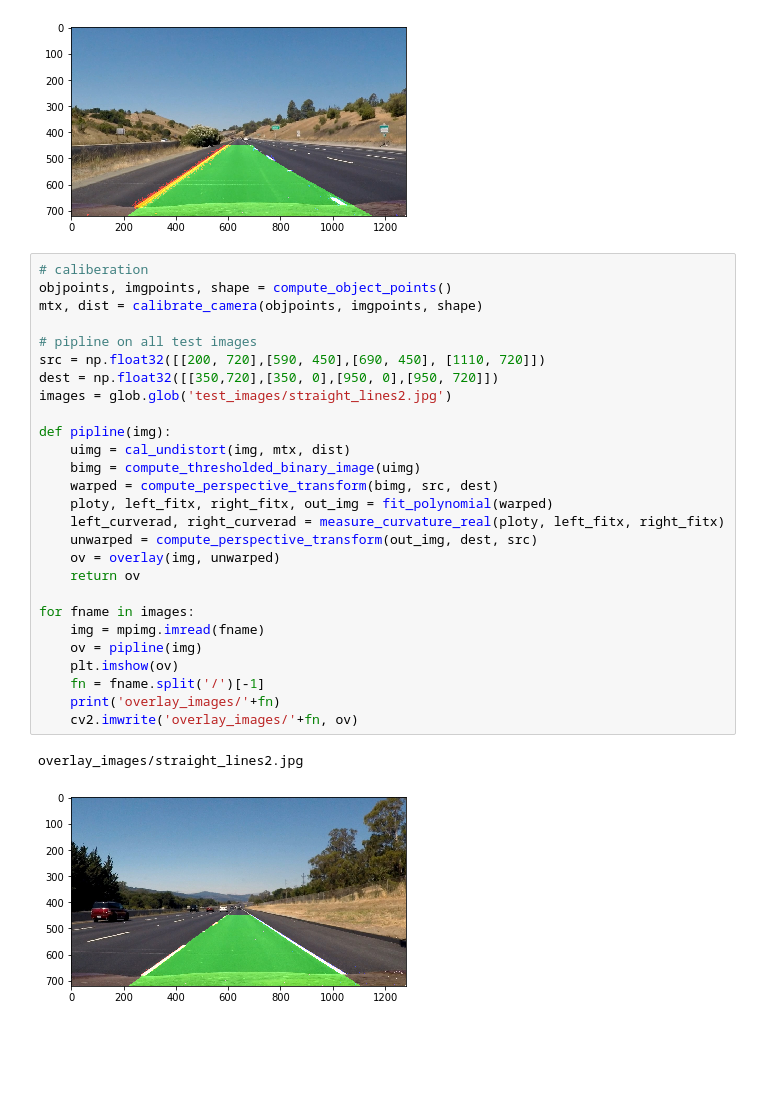
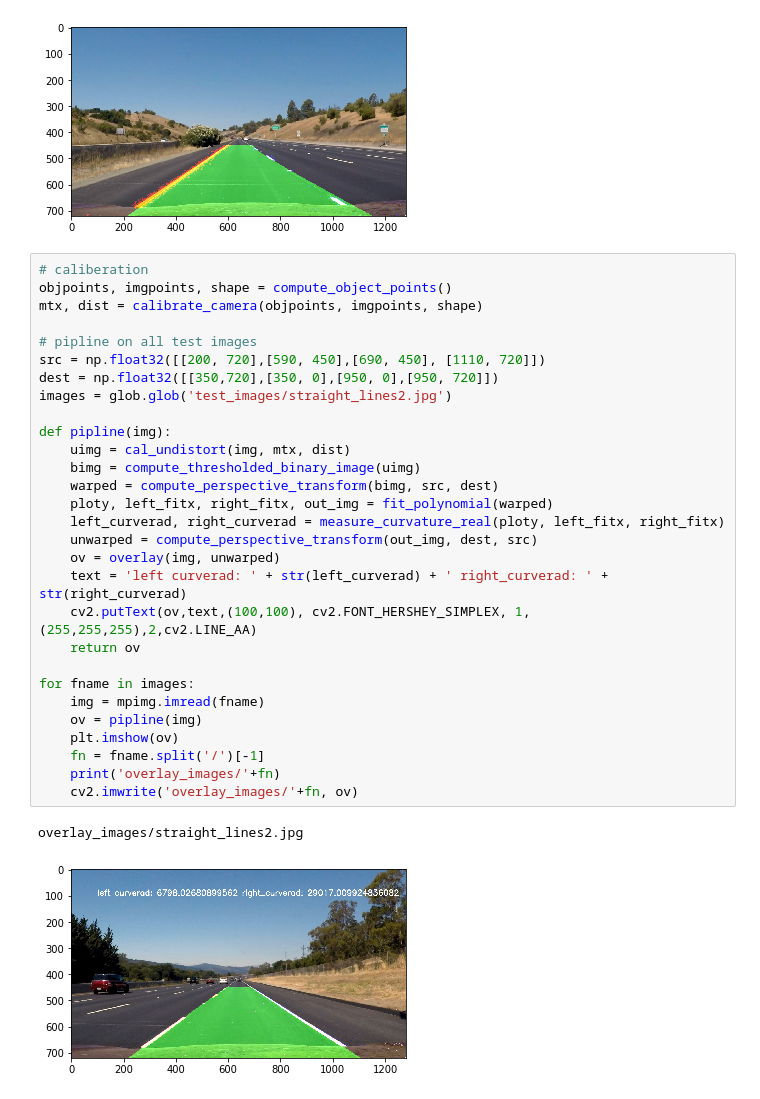
Before and after one commit to fanminshi/CarND-Advanced-Lane-Lines, a Jupyter notebook: example.ipynb, the cells around one changed output. Cells and saved outputs as stored; diff of their text form; blank space fills up the shorter version.

```diff
--- a/example.ipynb
+++ b/example.ipynb
@@ -320,33 +320,35 @@ plt.imshow(ov)
 # %%
 # caliberation
 objpoints, imgpoints, shape = compute_object_points()
 mtx, dist = calibrate_camera(objpoints, imgpoints, shape)
 
 # pipline on all test images
 src = np.float32([[200, 720],[590, 450],[690, 450], [1110, 720]])
 dest = np.float32([[350,720],[350, 0],[950, 0],[950, 720]])
 images = glob.glob('test_images/straight_lines2.jpg')
 
 def pipline(img):
     uimg = cal_undistort(img, mtx, dist)
     bimg = compute_thresholded_binary_image(uimg)
     warped = compute_perspective_transform(bimg, src, dest)
     ploty, left_fitx, right_fitx, out_img = fit_polynomial(warped)
     left_curverad, right_curverad = measure_curvature_real(ploty, left_fitx, right_fitx)
     unwarped = compute_perspective_transform(out_img, dest, src)
     ov = overlay(img, unwarped)
+    text = 'left curverad: ' + str(left_curverad) + ' right_curverad: ' + str(right_curverad)
+    cv2.putText(ov,text,(100,100), cv2.FONT_HERSHEY_SIMPLEX, 1,(255,255,255),2,cv2.LINE_AA)
     return ov
 
 for fname in images:
     img = mpimg.imread(fname)
     ov = pipline(img)
     plt.imshow(ov)
     fn = fname.split('/')[-1]
     print('overlay_images/'+fn)
     cv2.imwrite('overlay_images/'+fn, ov)
 # %% [output]
 overlay_images/straight_lines2.jpg
-[figure, old version]
+[figure, new version]
 # %%
 from moviepy.editor import VideoFileClip
 from IPython.display import HTML
```
Also changed, not shown: parts of 2 cells of this notebook, 30 other files.
